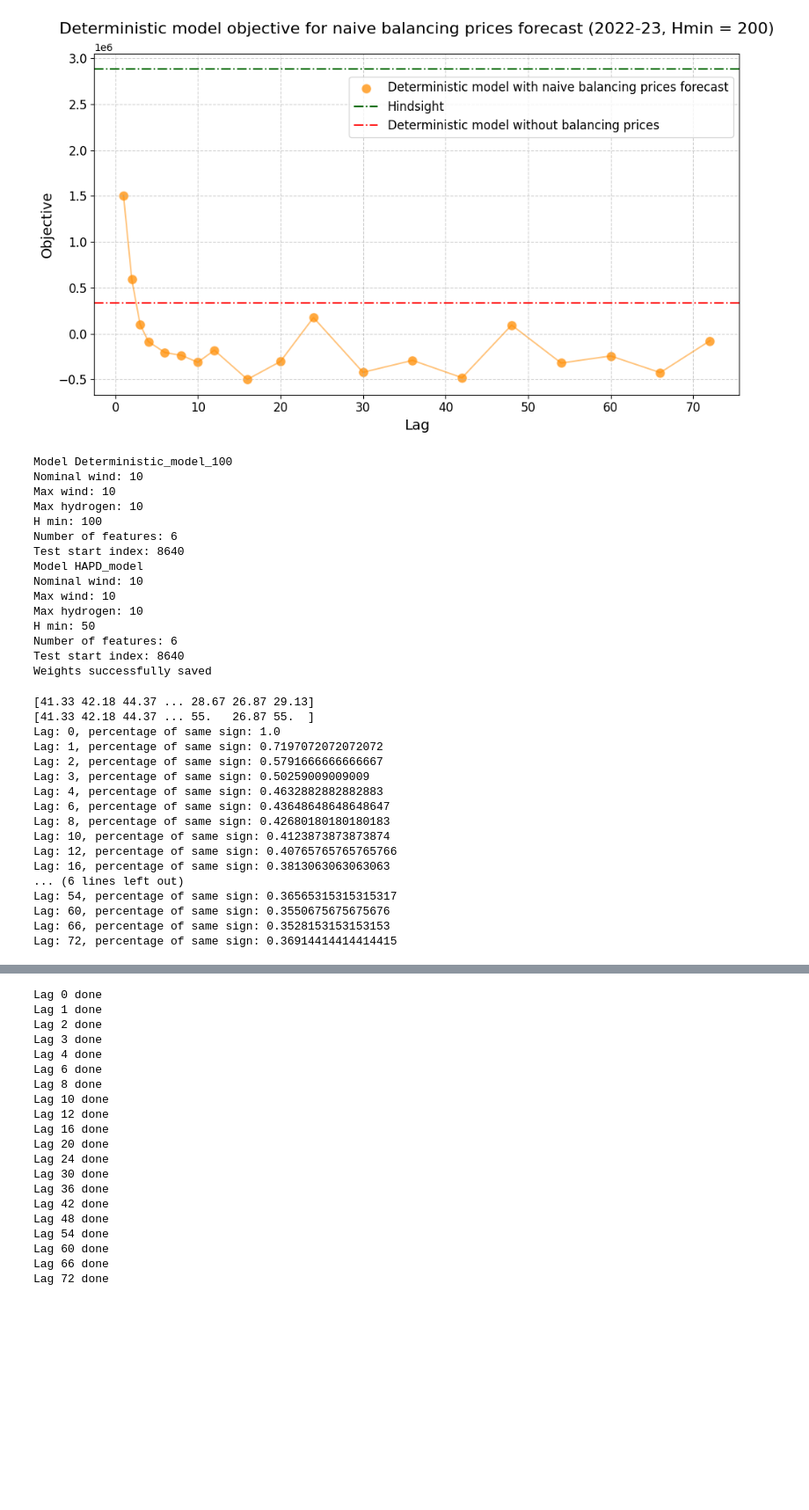
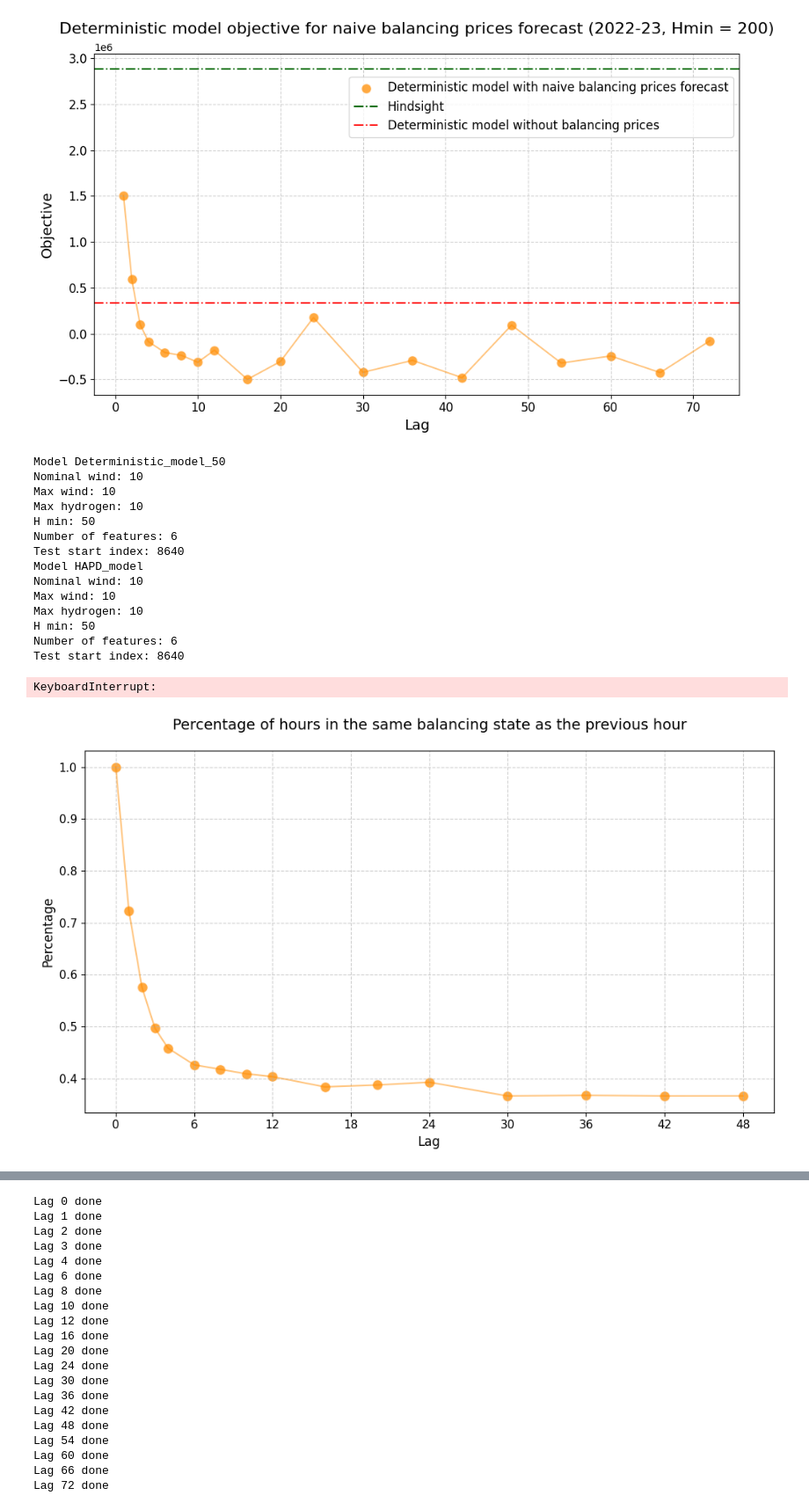
Before and after one commit to MGuckert/Real-time-adjustment-strategies-for-trading-wind-power-and-hydrogen, a Jupyter notebook: notebooks/balancing_prices_test.ipynb, the cells around one changed output, grey strips where cells are left out. Shown at 88% size. Drawn from its saved outputs; the diff is of its cells as text; code cells hidden in the pictures; blank space fills up the shorter version.

```diff
--- a/notebooks/balancing_prices_test.ipynb
+++ b/notebooks/balancing_prices_test.ipynb
@@ -13,0 +21,9 @@ from utils.models import *
+# %%
+test_model = DeterministicModelBalancing('test', HOURS_PER_YEAR, 24, datafile='../data/2022_2023/2022_2023_data.csv',h_min=50)
+
+results = test_model.evaluate(HOURS_PER_YEAR)
+
+print(results.get_total_objective())
+
+best_adj_results = test_model.best_adjustment(results)
+print(best_adj_results.get_total_objective() - results.get_total_objective())
@@ -109,7 +177,7 @@ Test start index: 8640
 # balancing_prices = deterministic_model.single_balancing_prices
 # plot_rmse_balancing_shifted_22_23(balancing_prices,HOURS_PER_WEEK)
 # %%
-det_model = DeterministicModel('Deterministic_model_100', HOURS_PER_YEAR, datafile='../data/2022_2023/2022_2023_data.csv', h_min=100)
+det_model = DeterministicModel('Deterministic_model_50', HOURS_PER_YEAR, datafile='../data/2022_2023/2022_2023_data.csv', h_min=50)
 hapd_model = HAPDModel('HAPD_model', HOURS_PER_YEAR, h_min=50, datafile='../data/2022_2023/2022_2023_data.csv')
 hapd_model.train()
 
@@ -122,11 +190,11 @@ best_adj_hapd = hapd_model.best_adjustment(results_hapd)
 rule_based_adj_det = det_model.rule_based_adjustment(results_det)
 rule_based_adj_hapd = hapd_model.rule_based_adjustment(results_hapd)
 # %% [output]
-Model Deterministic_model_100
+Model Deterministic_model_50
 Nominal wind: 10
 Max wind: 10
 Max hydrogen: 10
-H min: 100
+H min: 50
 Number of features: 6
 Test start index: 8640
 Model HAPD_model
@@ -136,4 +204,4 @@ Max hydrogen: 10
 H min: 50
 Number of features: 6
 Test start index: 8640
-Weights successfully saved
+KeyboardInterrupt:
@@ -143,30 +208,25 @@ print(len(objectives_hapd))
 # %%
 balancing_prices = hapd_model.single_balancing_prices
 forward_prices = hapd_model.prices_F
-print(forward_prices)
-print(balancing_prices)
-count = 0
+lags = [0, 1, 2, 3, 4, 6, 8, 10, 12, 16, 20, 24, 30, 36, 42, 48]
+percentages = []
 for lag in lags:
-    for i in range(HOURS_PER_YEAR,len(balancing_prices)):
+    count = 0
+    for i in range(0,len(balancing_prices) - HOURS_PER_YEAR):
         if (forward_prices[i] - balancing_prices[i]) * (forward_prices[i-lag] - balancing_prices[i-lag]) > 0 or (forward_prices[i] - balancing_prices[i]) == (forward_prices[i-lag] - balancing_prices[i-lag]):
             count += 1
-    print('Lag: {}, percentage of same sign: {}'.format(lag, count/(len(balancing_prices) - HOURS_PER_YEAR)))
-    count = 0
+    percentages.append(count/(len(balancing_prices) - HOURS_PER_YEAR))
+
+plt.figure(figsize=(10, 6))
+plt.scatter(lags, percentages, color='darkorange', edgecolors='w', s=100, alpha=0.75)
+plt.plot(lags, percentages, linestyle='-', color='darkorange', alpha=0.5)
+plt.xlabel('Lag', fontsize=12)
+plt.ylabel('Percentage', fontsize=12)
+plt.title('Percentage of hours in the same balancing state as the previous hour', fontsize=14, pad=20)
+plt.xticks([6*i for i in range(9)], fontsize=11)
+plt.yticks(fontsize=11)
+plt.grid(True, linestyle='--', alpha=0.6)
+plt.tight_layout()
+plt.show()
 # %% [output]
-[41.33 42.18 44.37 ... 28.67 26.87 29.13]
-[41.33 42.18 44.37 ... 55.   26.87 55.  ]
-Lag: 0, percentage of same sign: 1.0
-Lag: 1, percentage of same sign: 0.7197072072072072
-Lag: 2, percentage of same sign: 0.5791666666666667
-Lag: 3, percentage of same sign: 0.50259009009009
-Lag: 4, percentage of same sign: 0.4632882882882883
-Lag: 6, percentage of same sign: 0.43648648648648647
-Lag: 8, percentage of same sign: 0.42680180180180183
-Lag: 10, percentage of same sign: 0.4123873873873874
-Lag: 12, percentage of same sign: 0.40765765765765766
-Lag: 16, percentage of same sign: 0.3813063063063063
-... (6 lines left out)
-Lag: 54, percentage of same sign: 0.36565315315315317
-Lag: 60, percentage of same sign: 0.3550675675675676
-Lag: 66, percentage of same sign: 0.3528153153153153
-Lag: 72, percentage of same sign: 0.36914414414414415
+[figure, added]
```
Also changed, not shown: parts of 39 cells of this notebook, 5 other files.
